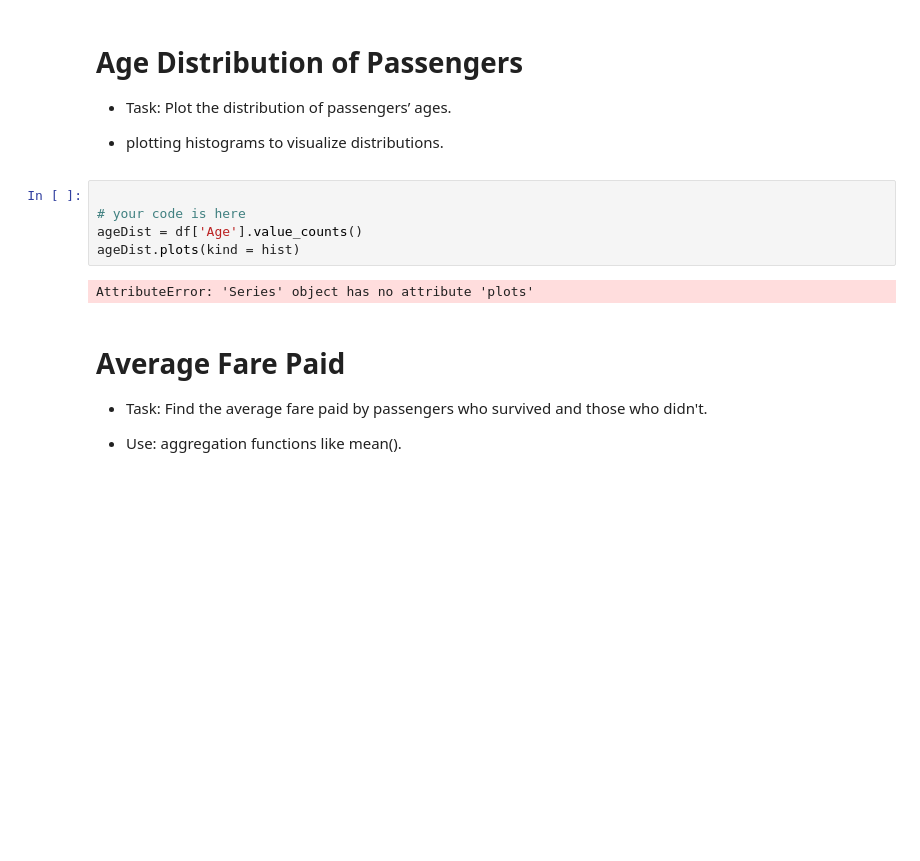
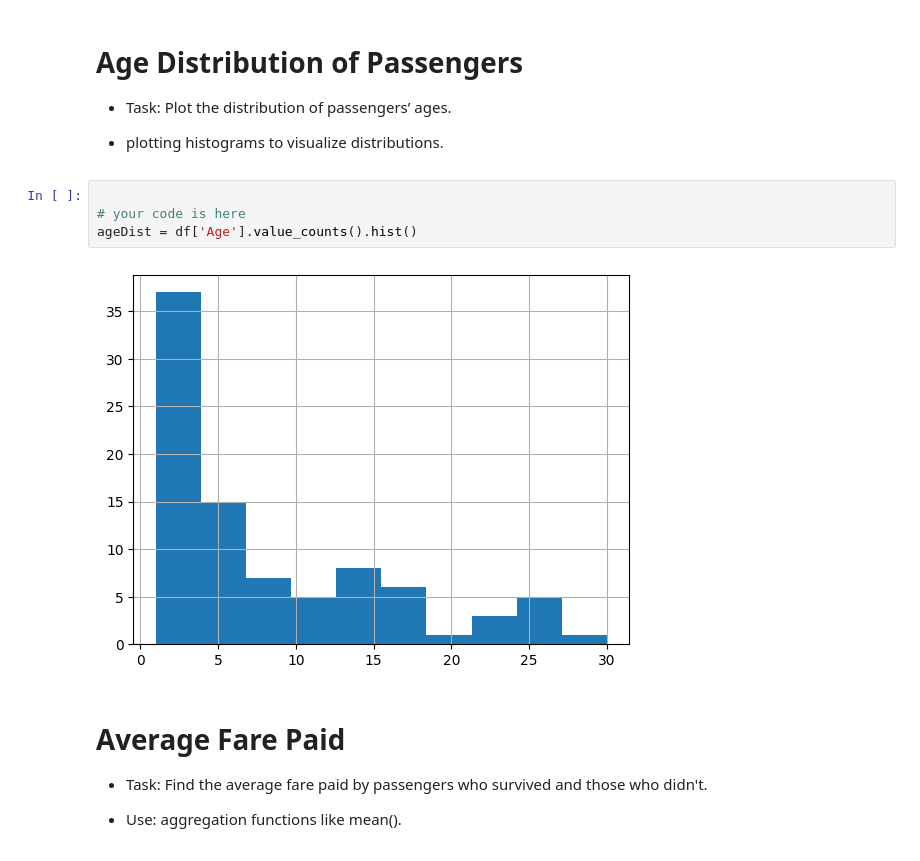
Before and after one commit to byambaa1982/python_cources_for_beginers, a Jupyter notebook: titanic_data_analysis/titanic_additional_tasks.ipynb, the cells around one changed output. Drawn from its saved outputs; the diff is of its cells as text; blank space fills up the shorter version.

```diff
--- a/titanic_data_analysis/titanic_additional_tasks.ipynb
+++ b/titanic_data_analysis/titanic_additional_tasks.ipynb
@@ -51,10 +51,9 @@ Name: Survived, dtype: int64
 # %%
 
 # your code is here
-ageDist = df['Age'].value_counts()
-ageDist.plots(kind = hist)
+ageDist = df['Age'].value_counts().hist()
 # %% [output]
-AttributeError: 'Series' object has no attribute 'plots'
+[figure, added]
 # %% [markdown]
 # Average Fare Paid
 
```
